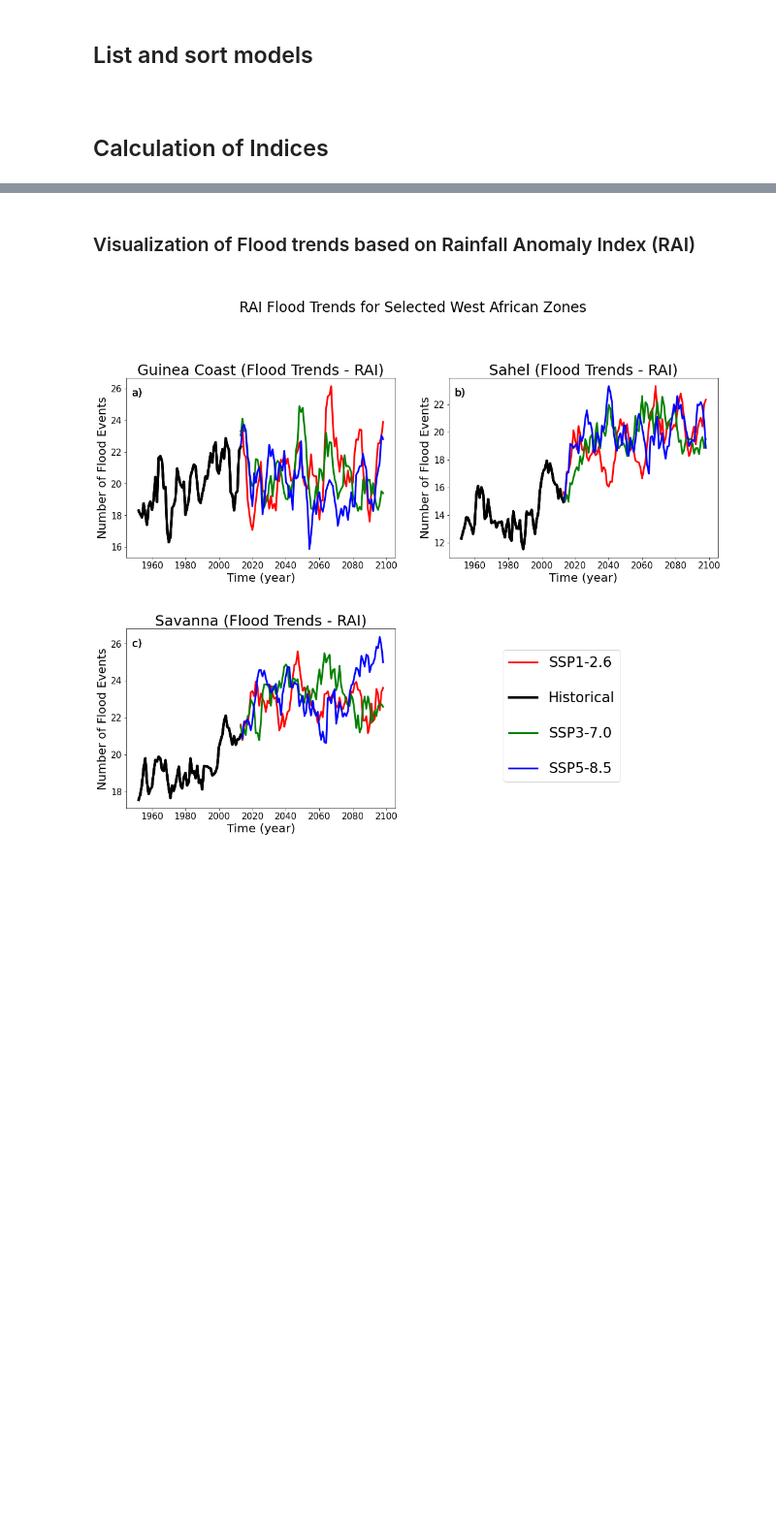
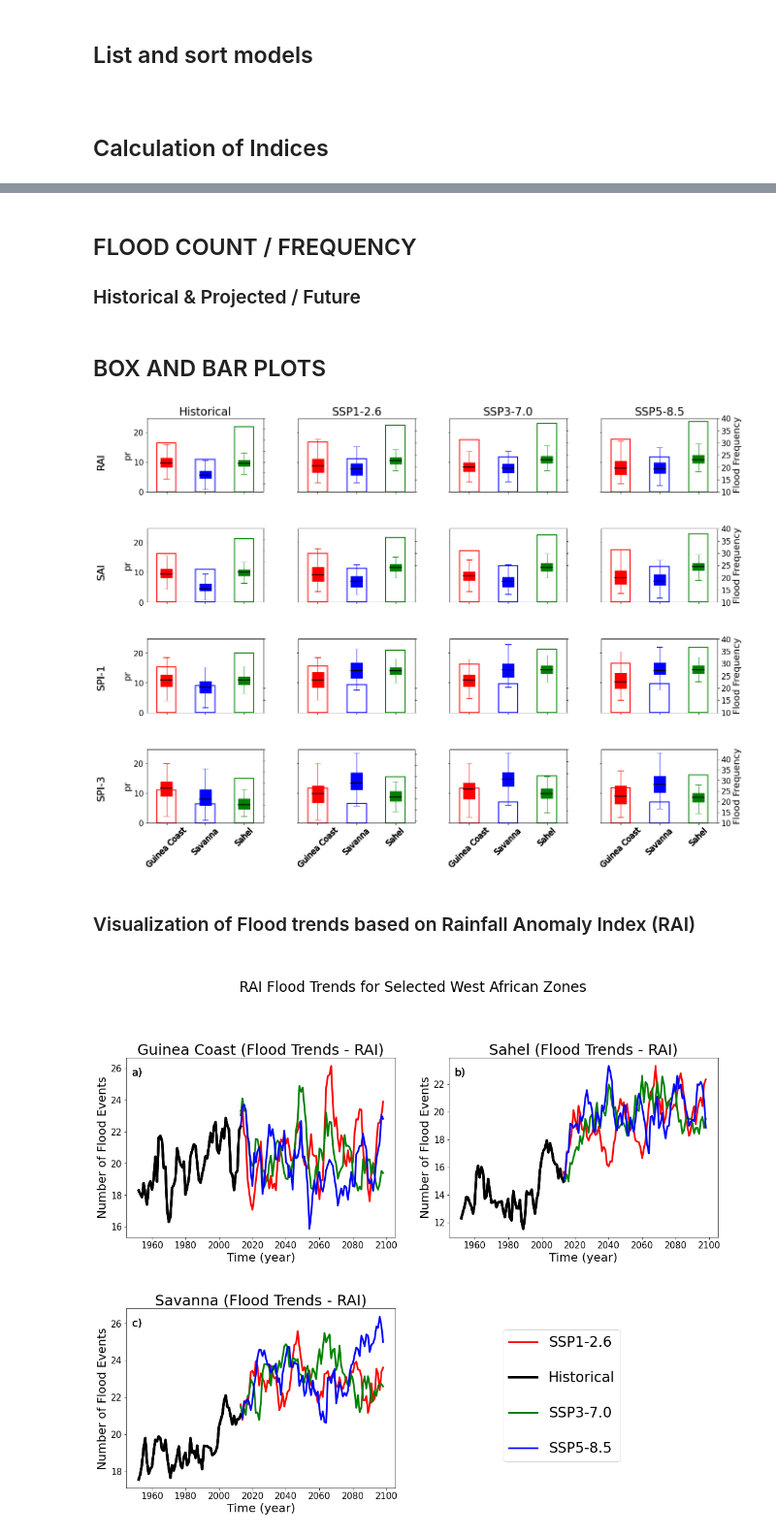
Before and after one commit to OT-Afrifa/nss-project, a Jupyter notebook: Final.ipynb, the cells around one changed output, grey strips where cells are left out. Shown at 97% size. Drawn from its saved outputs; the diff is of its cells as text; code cells hidden in the pictures; blank space fills up the shorter version.

```diff
--- a/Final.ipynb
+++ b/Final.ipynb
@@ -111,6 +104,14 @@ def count_avg(ws):
     f_avg = pd.DataFrame(final_avg).T
     f_avg.columns=classification
     return f_count, f_avg
+
+
+def add_top_column(df, top_col, inplace=False):
+    if not inplace:
+        df = df.copy()
+
+    df.columns = pd.MultiIndex.from_product([[top_col], df.columns])
+    return df
 # %% [markdown]
 Calculation of Indices
 --
@@ -212,0 +337,6 @@ for j,scenario in enumerate(mod_scenarios):
+# %% [markdown]
+FLOOD COUNT / FREQUENCY
+--
+
+
+### Historical & Projected / Future
@@ -213,3 +447,67 @@ for j,scenario in enumerate(mod_scenarios):
+# %% [markdown]
+BOX AND BAR PLOTS
+--
+# %%
+mn_pr = {'RAI':[hist_data_df['RAI'],SSP1_data_df['RAI'],SSP3_data_df['RAI'], SSP5_data_df['RAI']],
+'SAI':[hist_data_df['SAI'],SSP1_data_df['SAI'],SSP3_data_df['SAI'], SSP5_data_df['SAI']],
+'SPI-1':[hist_data_df['SPI-1'],SSP1_data_df['SPI-1'],SSP3_data_df['SPI-1'], SSP5_data_df['SPI-1']],
+'SPI-3':[hist_data_df['SPI-3'],SSP1_data_df['SPI-3'],SSP3_data_df['SPI-3'], SSP5_data_df['SPI-3']]}
+
+count = {'RAI':[hist_data_df_c['RAI'],SSP1_data_df_c['RAI'],SSP3_data_df_c['RAI'], SSP5_data_df_c['RAI']],
+'SAI':[hist_data_df_c['SAI'],SSP1_data_df_c['SAI'],SSP3_data_df_c['SAI'], SSP5_data_df_c['SAI']],
+'SPI-1':[hist_data_df_c['SPI-1'],SSP1_data_df_c['SPI-1'],SSP3_data_df_c['SPI-1'], SSP5_data_df_c['SPI-1']],
+'SPI-3':[hist_data_df_c['SPI-3'],SSP1_data_df_c['SPI-3'],SSP3_data_df_c['SPI-3'], SSP5_data_df_c['SPI-3']]}
+
+parameters = {'axes.labelsize': 12, 'xtick.labelsize':17, 'ytick.labelsize':17,'axes.titlesize': 24,'legend.fontsize':24}
+plt.rcParams.update(parameters)
+width = [0.5,0.5,0.5]
+
+fig,axes = plt.subplots(nrows=4, ncols=4, figsize=(22,16), sharex=True, sharey=True)
+fig.subplots_adjust(wspace=0.3, hspace=0.5)
+
+repl_mn = lambda x: x.replace(np.inf, np.nan).apply(np.nanmean, axis=0)
+
+for k,ds_type in enumerate([mn_pr, count]):
+    for i,indicator in enumerate(indicators):
+        for j,df_data in enumerate(ds_type.get(indicator)):
+            if k==0:
+                axes[i,j].bar(np.arange(1,4), repl_mn(df_data).values, color='w', width=width, edgecolor=['r','b','g'], linewidth=2)
+                axes[i,j].set_ylabel('pr', fontsize=20)
+                axes[i,j].tick_params(axis='x', rotation=45)#, colors= colors[i])
+
+            else:
+                ax0=axes[i,j].twinx()
+                new_darray = [df_data[df_data.columns[0]].values, df_data[df_data.columns[1]].values, df_data[df_data.columns[2]].values]
+
+                ax0 = plt.boxplot(new_darray, patch_artist=True,medianprops=dict(color='k', linewidth=2),showfliers=False,
+                                  zorder=30,labels=['Guinea Coast','Savanna','Sahel'])
+
+                plt.yticks(ticks = np.arange(10,45,5))
+                plt.ylabel('Flood Frequency', fontsize=20)
+
+                colors = ['r', 'b', 'g']
+                for patch, color in zip(ax0['boxes'], colors):
+                    patch.set_facecolor(color)
+                    patch.set_color(color)
+
+                for whisker, color in zip(ax0['whiskers'], np.repeat(colors,2)):
+                    whisker.set_color(color)
+
+                for cap, color in zip(ax0['caps'], np.repeat(colors,2)):
+                    cap.set_color(color)
+            plt.title(df_data.columns[0][0]) if i==0 else plt.title('')
+
+            if j!=0:
+                axes[i,j].set_ylabel('')
+
+            if j!=3:
+                plt.yticks(color='w')
+                plt.ylabel('')
+
+        axes[i,j].text(-12.5, 8, indicator, fontsize=22, rotation=90)
+#save_plot(glob(os.path.join(path,'merged_cmip6_data/plots/'))[0],'bar_box-plot1')
+# %% [output]
+[figure, added]
 # %% [markdown]
 <h3> Visualization of Flood trends based on Rainfall Anomaly Index (RAI) <h3>
 # %%
```
Also changed, not shown: parts of 7 cells of this notebook.
